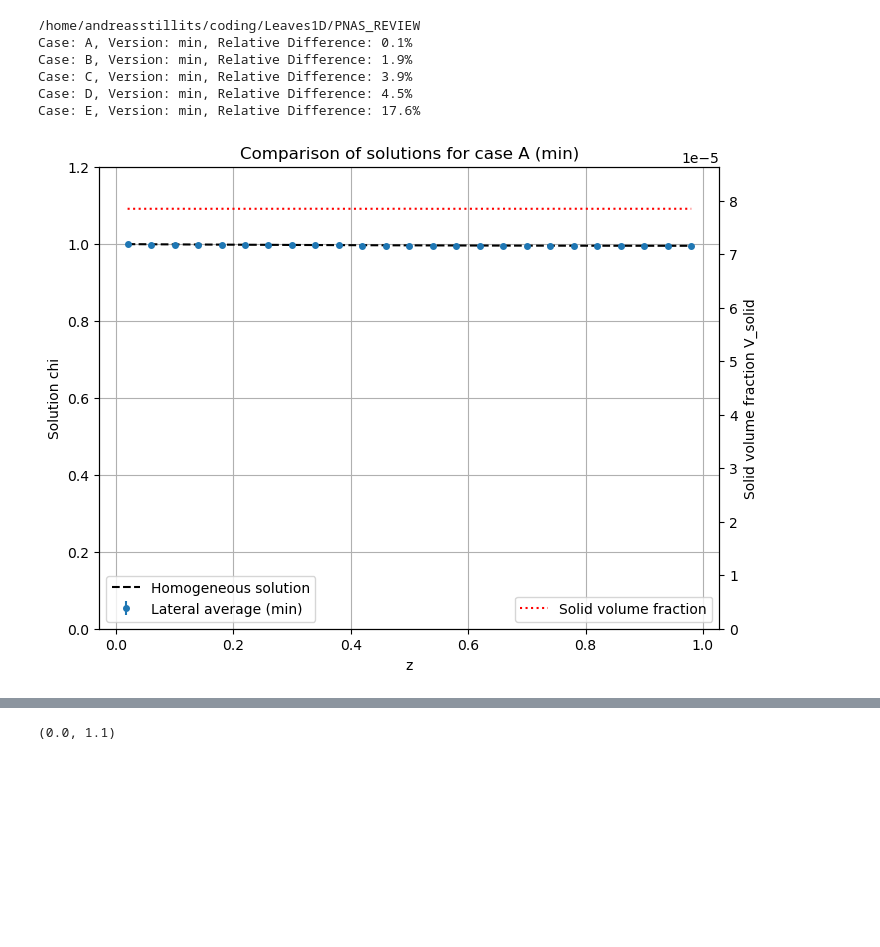
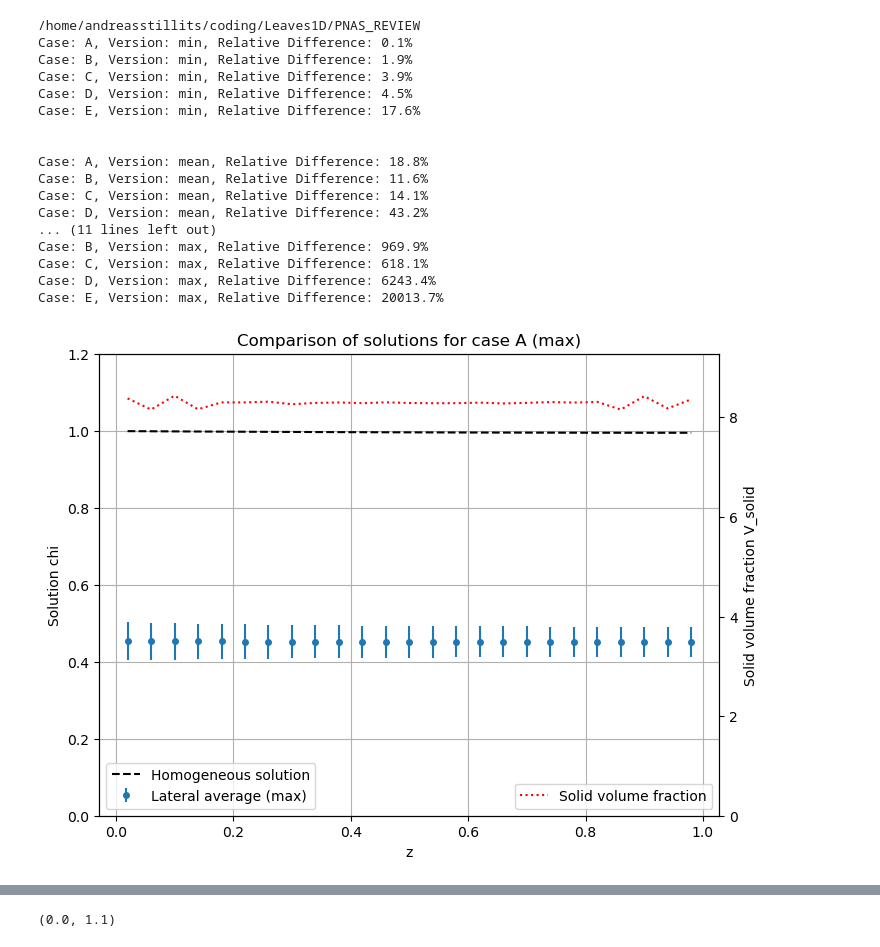
Before and after one commit to andreas-stillits/CarbonFixationModel1D, a Jupyter notebook: PNAS_REVIEW/notebooks/lateral.ipynb, the cells around one changed output, grey strips where cells are left out. Saved outputs shown, nothing was run; the diff lists cells and outputs as text; code cells hidden in the pictures; blank space fills up the shorter version.

```diff
--- a/PNAS_REVIEW/notebooks/lateral.ipynb
+++ b/PNAS_REVIEW/notebooks/lateral.ipynb
@@ -60,12 +60,13 @@ def get_rel_diff_for_version(version: str) -> None:
         data = np.loadtxt(filename, delimiter=";")
         rel_diffs.append(data[2])  # Assuming the 4th column contains the relative differences
         print(f"Case: {case}, Version: {version}, Relative Difference: {100*data[2]:.1f}%")
+    print("\n")
     return
 
 
 def get_rel_diff_for_case(case: str) -> None:
     rel_diffs = []
-    versions = ["min", "mean", "max"]
+    versions = ["min", "mean", "mean2", "max"]
     for version in versions:
         filename = constants.get_base_path(version) / f"solution{case}_summary.txt"
 
@@ -89,34 +90,52 @@ def plot_1d_comparison(case: str, version: str) -> None:
     chi_hom = homogeneous_solution(z, (tau, gamma, chi_))
     #
     # rewrite with fig, ax = plt.subplots()
     fig, ax = plt.subplots(figsize=(8, 6))
     ax.plot(z, chi_hom, label="Homogeneous solution", color="black", linestyle="--")
     ax.errorbar(z, chi_mean, yerr=chi_std, label=f"Lateral average ({version})", fmt='o', markersize=4)
     ax.set_xlabel("z")
     ax.set_ylabel("Solution chi")
     ax.set_title(f"Comparison of solutions for case {case} ({version})")
     ax.set_ylim(0, 1.2)
     ax.legend(loc="lower left")
     ax.grid()
 
     ax_ = ax.twinx()
     ax_.plot(z, V_solid, label="Solid volume fraction", color="red", linestyle=":")
     ax_.set_ylabel("Solid volume fraction V_solid")
     ax_.legend(loc='lower right')
     ax_.set_ylim(0, 1.1*np.max(V_solid))
     plt.show()
 
-version = "min"
-get_rel_diff_for_version(version)
-# get_rel_diff_for_case("E");
+version = "max"
+# get_rel_diff_for_version(version)
+
+get_rel_diff_for_version("min");
+get_rel_diff_for_version("mean");
+get_rel_diff_for_version("mean2");
+get_rel_diff_for_version("max");
+
+
+# get_rel_diff_for_case("B");
 
 for case in ["A", "B", "C", "D", "E"]:
     plot_1d_comparison(case, version)
 # %% [output]
 /home/andreasstillits/coding/Leaves1D/PNAS_REVIEW
 Case: A, Version: min, Relative Difference: 0.1%
 Case: B, Version: min, Relative Difference: 1.9%
 Case: C, Version: min, Relative Difference: 3.9%
 Case: D, Version: min, Relative Difference: 4.5%
 Case: E, Version: min, Relative Difference: 17.6%
+
+
+Case: A, Version: mean, Relative Difference: 18.8%
+Case: B, Version: mean, Relative Difference: 11.6%
+Case: C, Version: mean, Relative Difference: 14.1%
+Case: D, Version: mean, Relative Difference: 43.2%
+... (11 lines left out)
+Case: B, Version: max, Relative Difference: 969.9%
+Case: C, Version: max, Relative Difference: 618.1%
+Case: D, Version: max, Relative Difference: 6243.4%
+Case: E, Version: max, Relative Difference: 20013.7%
-[figure, old version]
+[figure, new version]
```
Also changed, not shown: parts of 2 cells of this notebook, 5 other files.
